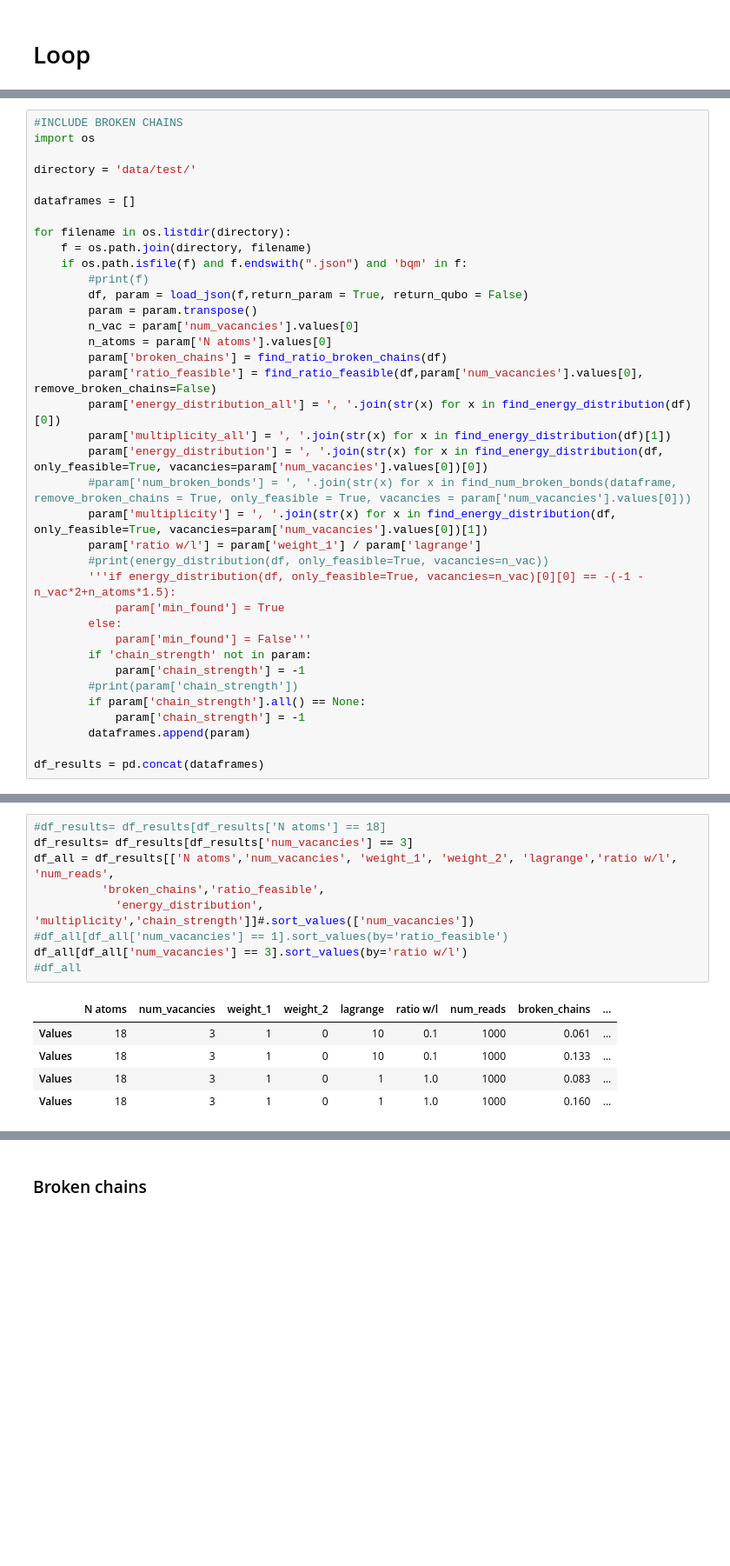
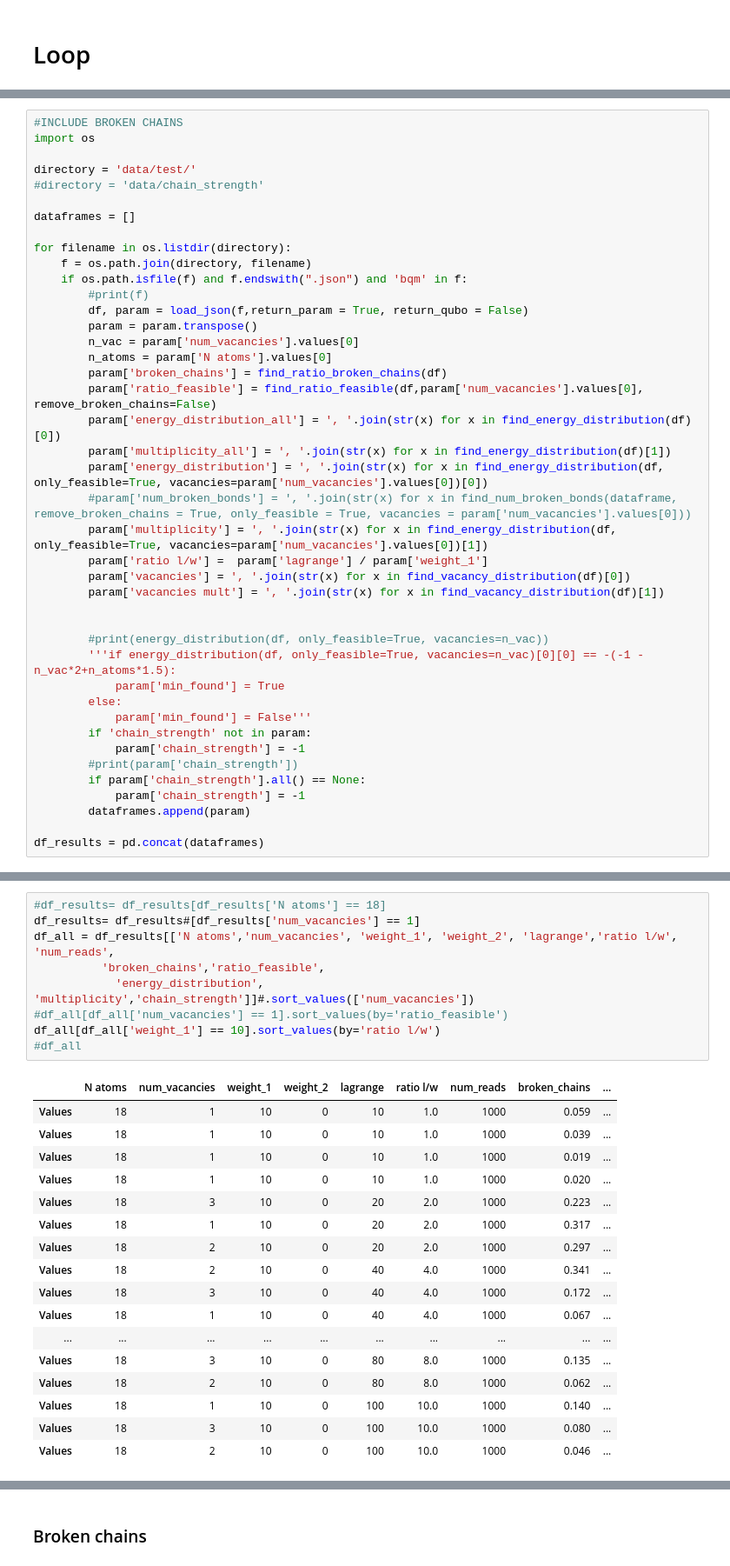
Before and after one commit to cmc-ucl/quantum_computing, a Jupyter notebook: Experiments.ipynb, the cells around one changed output, grey strips where cells are left out. Shown at 87% size. Drawn from its saved outputs; the diff is of its cells as text; blank space fills up the shorter version.

```diff
--- a/Experiments.ipynb
+++ b/Experiments.ipynb
@@ -96,6 +95,7 @@ Unconstrained quadratic model + contraints used
 import os
 
 directory = 'data/test/'
+#directory = 'data/chain_strength'
 
 dataframes = []
 
@@ -114,7 +114,11 @@ for filename in os.listdir(directory):
         param['energy_distribution'] = ', '.join(str(x) for x in find_energy_distribution(df, only_feasible=True, vacancies=param['num_vacancies'].values[0])[0])
         #param['num_broken_bonds'] = ', '.join(str(x) for x in find_num_broken_bonds(dataframe, remove_broken_chains = True, only_feasible = True, vacancies = param['num_vacancies'].values[0]))
         param['multiplicity'] = ', '.join(str(x) for x in find_energy_distribution(df, only_feasible=True, vacancies=param['num_vacancies'].values[0])[1])
-        param['ratio w/l'] = param['weight_1'] / param['lagrange']
+        param['ratio l/w'] =  param['lagrange'] / param['weight_1']
+        param['vacancies'] = ', '.join(str(x) for x in find_vacancy_distribution(df)[0])
+        param['vacancies mult'] = ', '.join(str(x) for x in find_vacancy_distribution(df)[1])
+
+
         #print(energy_distribution(df, only_feasible=True, vacancies=n_vac))
         '''if energy_distribution(df, only_feasible=True, vacancies=n_vac)[0][0] == -(-1 - n_vac*2+n_atoms*1.5):
             param['min_found'] = True
@@ -131,15 +151,27 @@ df_results = pd.concat(dataframes)
 # %%
 #df_results= df_results[df_results['N atoms'] == 18]
-df_results= df_results[df_results['num_vacancies'] == 3]
-df_all = df_results[['N atoms','num_vacancies', 'weight_1', 'weight_2', 'lagrange','ratio w/l', 'num_reads',
+df_results= df_results#[df_results['num_vacancies'] == 1]
+df_all = df_results[['N atoms','num_vacancies', 'weight_1', 'weight_2', 'lagrange','ratio l/w', 'num_reads',
           'broken_chains','ratio_feasible',
             'energy_distribution', 'multiplicity','chain_strength']]#.sort_values(['num_vacancies'])
 #df_all[df_all['num_vacancies'] == 1].sort_values(by='ratio_feasible')
-df_all[df_all['num_vacancies'] == 3].sort_values(by='ratio w/l')
+df_all[df_all['weight_1'] == 10].sort_values(by='ratio l/w')
 #df_all
 # %% [output]
-|  | N atoms | num_vacancies | weight_1 | weight_2 | lagrange | ratio w/l | num_reads | broken_chains | ... |
-| Values | 18 | 3 | 1 | 0 | 10 | 0.1 | 1000 | 0.061 | ... |
-| Values | 18 | 3 | 1 | 0 | 10 | 0.1 | 1000 | 0.133 | ... |
-| Values | 18 | 3 | 1 | 0 | 1 | 1.0 | 1000 | 0.083 | ... |
-| Values | 18 | 3 | 1 | 0 | 1 | 1.0 | 1000 | 0.160 | ... |
+|  | N atoms | num_vacancies | weight_1 | weight_2 | lagrange | ratio l/w | num_reads | broken_chains | ... |
+| Values | 18 | 1 | 10 | 0 | 10 | 1.0 | 1000 | 0.059 | ... |
+| Values | 18 | 1 | 10 | 0 | 10 | 1.0 | 1000 | 0.039 | ... |
+| Values | 18 | 1 | 10 | 0 | 10 | 1.0 | 1000 | 0.019 | ... |
+| Values | 18 | 1 | 10 | 0 | 10 | 1.0 | 1000 | 0.020 | ... |
+| Values | 18 | 3 | 10 | 0 | 20 | 2.0 | 1000 | 0.223 | ... |
+| Values | 18 | 1 | 10 | 0 | 20 | 2.0 | 1000 | 0.317 | ... |
+| Values | 18 | 2 | 10 | 0 | 20 | 2.0 | 1000 | 0.297 | ... |
+| Values | 18 | 2 | 10 | 0 | 40 | 4.0 | 1000 | 0.341 | ... |
+| Values | 18 | 3 | 10 | 0 | 40 | 4.0 | 1000 | 0.172 | ... |
+| Values | 18 | 1 | 10 | 0 | 40 | 4.0 | 1000 | 0.067 | ... |
+| ... | ... | ... | ... | ... | ... | ... | ... | ... | ... |
+| Values | 18 | 3 | 10 | 0 | 80 | 8.0 | 1000 | 0.135 | ... |
+| Values | 18 | 2 | 10 | 0 | 80 | 8.0 | 1000 | 0.062 | ... |
+| Values | 18 | 1 | 10 | 0 | 100 | 10.0 | 1000 | 0.140 | ... |
+| Values | 18 | 3 | 10 | 0 | 100 | 10.0 | 1000 | 0.080 | ... |
+| Values | 18 | 2 | 10 | 0 | 100 | 10.0 | 1000 | 0.046 | ... |
```
Also changed, not shown: parts of 25 cells of this notebook.
